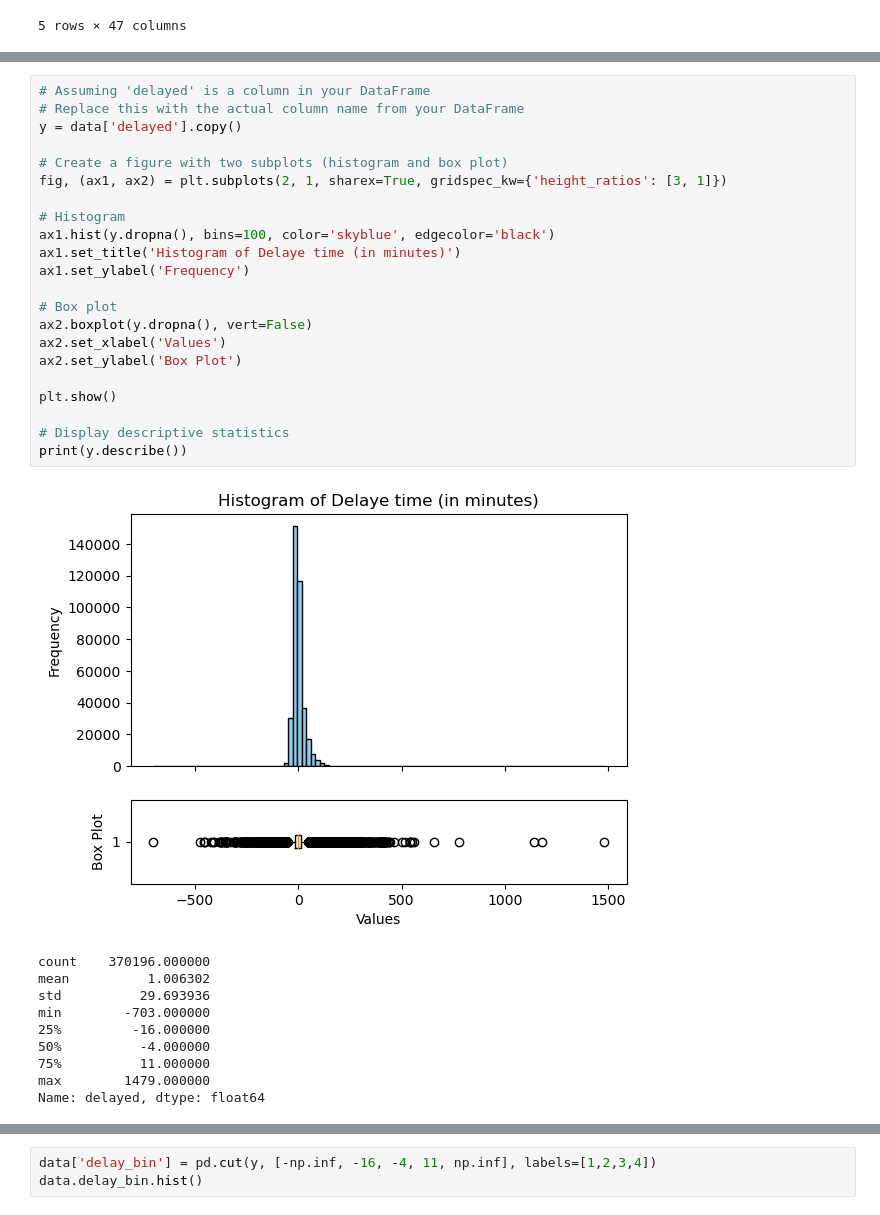
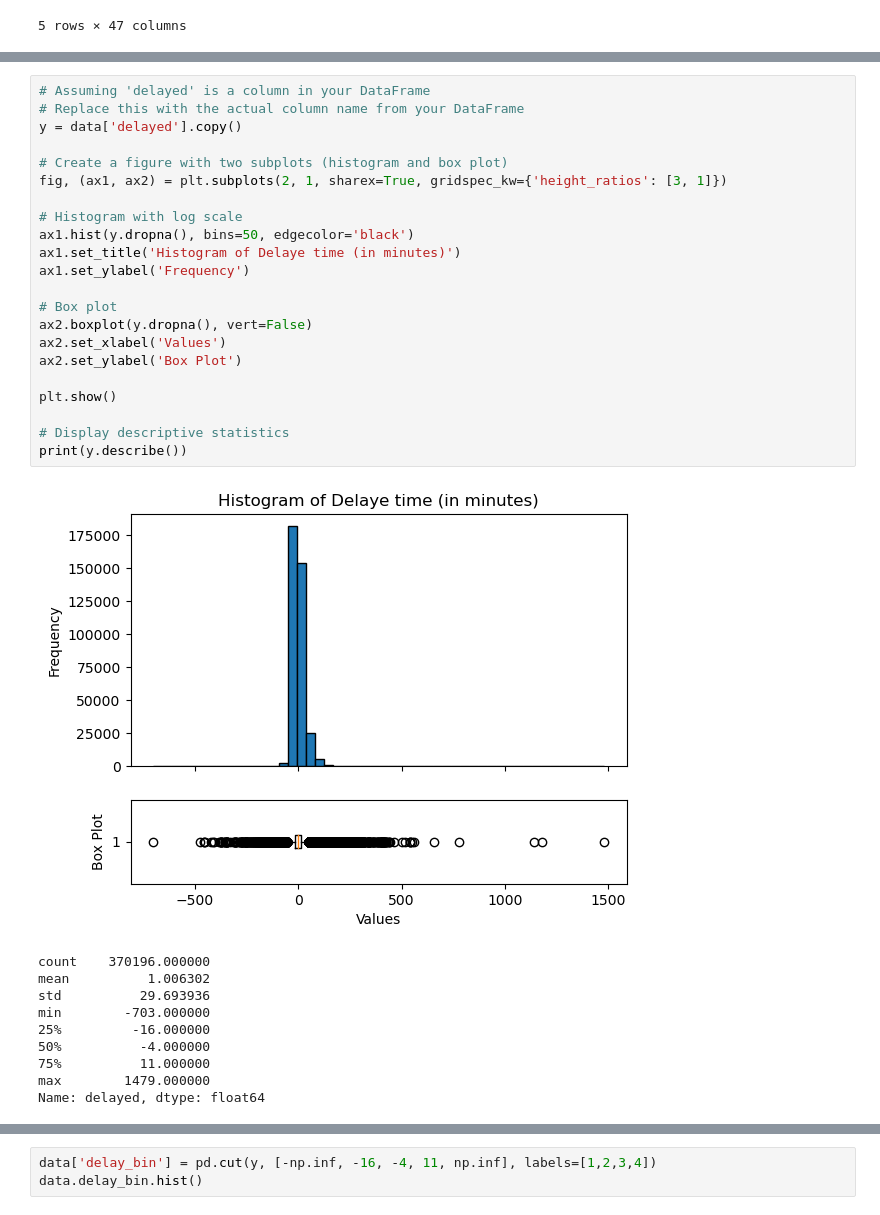
Before and after one commit to jkruke/airline-delay-prediction, a Jupyter notebook: predict/weather_features.ipynb, the cells around one changed output, grey strips where cells are left out. Saved outputs shown, nothing was run; the diff lists cells and outputs as text.

```diff
--- a/predict/weather_features.ipynb
+++ b/predict/weather_features.ipynb
@@ -47,27 +48,27 @@ data
 # %%
 # Assuming 'delayed' is a column in your DataFrame
 # Replace this with the actual column name from your DataFrame
 y = data['delayed'].copy()
 
 # Create a figure with two subplots (histogram and box plot)
 fig, (ax1, ax2) = plt.subplots(2, 1, sharex=True, gridspec_kw={'height_ratios': [3, 1]})
 
-# Histogram
-ax1.hist(y.dropna(), bins=100, color='skyblue', edgecolor='black')
+# Histogram with log scale
+ax1.hist(y.dropna(), bins=50, edgecolor='black')
 ax1.set_title('Histogram of Delaye time (in minutes)')
 ax1.set_ylabel('Frequency')
 
 # Box plot
 ax2.boxplot(y.dropna(), vert=False)
 ax2.set_xlabel('Values')
 ax2.set_ylabel('Box Plot')
 
 plt.show()
 
 # Display descriptive statistics
 print(y.describe())
 # %% [output]
-[figure, old version]
+[figure, new version]
 count    370196.000000
 mean          1.006302
 std          29.693936
```
Also changed, not shown: parts of 21 cells of this notebook, 1 other file.
